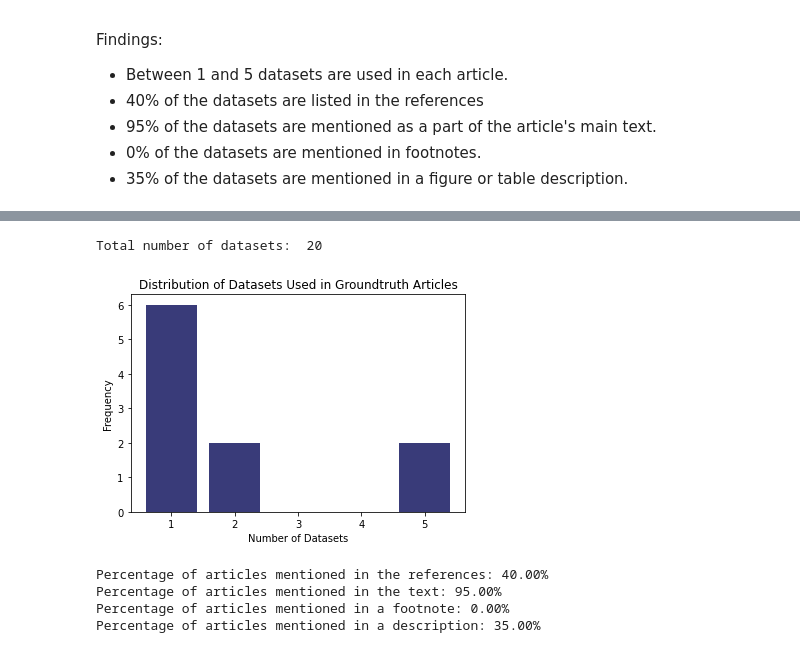
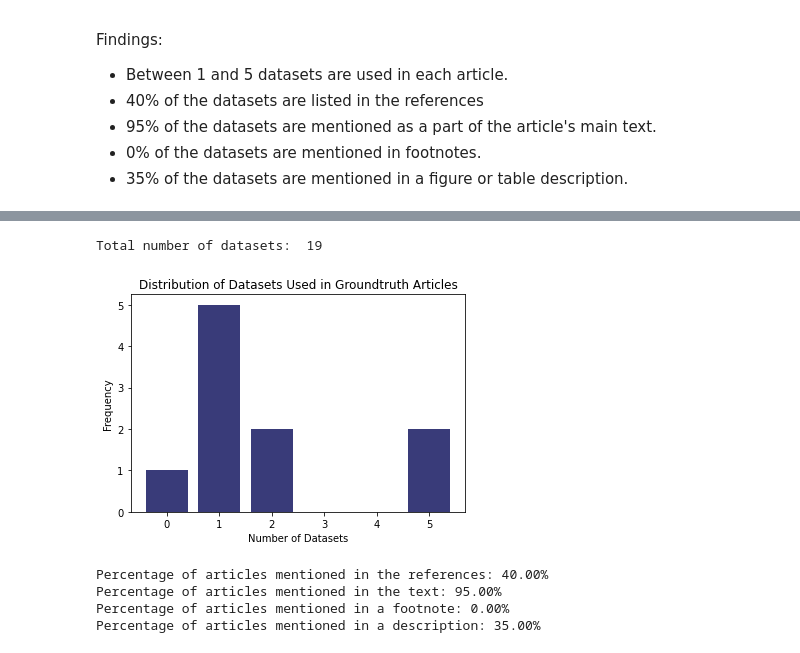
Before and after one commit to phantomloe/Thesis, a Jupyter notebook: Code/articles_groundtruth_v2.ipynb, the cells around one changed output, grey strips where cells are left out. Drawn from its saved outputs; the diff is of its cells as text; code cells hidden in the pictures.

```diff
--- a/Code/articles_groundtruth_v2.ipynb
+++ b/Code/articles_groundtruth_v2.ipynb
@@ -446,6 +447,8 @@ article_data_list = [
 
 # Create the DataFrame from the list of dictionaries
 articles = pd.DataFrame(article_data_list)
+# Replace 'N/A' with np.nan in all columns
+articles.replace('N/A', np.nan, inplace=True)
 # %%
 articles
 # %% [output]
@@ -496,5 +500,11 @@ Findings:
 - 0% of the datasets are mentioned in footnotes.
 - 35% of the datasets are mentioned in a figure or table description.
 # %%
-# The number of occurrences of each DOI is equal to the number of datasets mentioned in each article
-doi_counts = articles['DOI'].value_counts()
+doi_counts = articles.groupby(['DOI', 'article_type']).size().unstack(fill_value=0).sum(axis=1)
+
+# Add missing DOIs with NaN article_type and set their count to 0
+missing_dois = set(articles['DOI']) - set(doi_counts.index)
+doi_counts = doi_counts.append(pd.Series(0, index=missing_dois))
+
+doi_counts = doi_counts.reset_index()
+doi_counts.columns = ['DOI', 'Datasets (count)']
@@ -513,34 +525,23 @@ Name: DOI, dtype: int64
 # %%
-total = sum(doi_counts)
+total = sum(doi_counts['Datasets (count)'])
 print("Total number of datasets: ", total)
 # %% [output]
-Total number of datasets:  20
+Total number of datasets:  19
 # %%
-# Assuming you have a DataFrame named 'articles' with a column 'DOI'
-doi_counts = articles['DOI'].value_counts()
+count_occurrences = doi_counts['Datasets (count)'].value_counts().sort_index()
 
-# Convert doi_counts to a DataFrame
-doi_counts_df = pd.DataFrame({'DOI': doi_counts.index, 'Count': doi_counts.values})
-
-# Count the occurrences of each count
-count_occurrences = doi_counts_df['Count'].value_counts().sort_index()
-
-# Create a bar plot with tab20b colormap
 fig, ax = plt.subplots()
 bars = ax.bar(count_occurrences.index, count_occurrences, color=plt.cm.tab20b.colors[0])
 
-# Set labels and title
 plt.xlabel('Number of Datasets')
 plt.ylabel('Frequency')
 plt.title('Distribution of Datasets Used in Groundtruth Articles')
 
-# Save the figure
 plt.savefig('../Results/graphics/Groundtruth_DatasetUsedDistribution.png')
 
-# Show the plot
 plt.show()
 # %% [output]
-[figure, old version]
+[figure, new version]
 # %%
 # The percentage of articles mentioned in the references (reference != 'N/A'),
 # in the text (inline_mention = True), in a footnote (footnote_mention = True),
```
Also changed, not shown: parts of 29 cells of this notebook, 19 other files.
